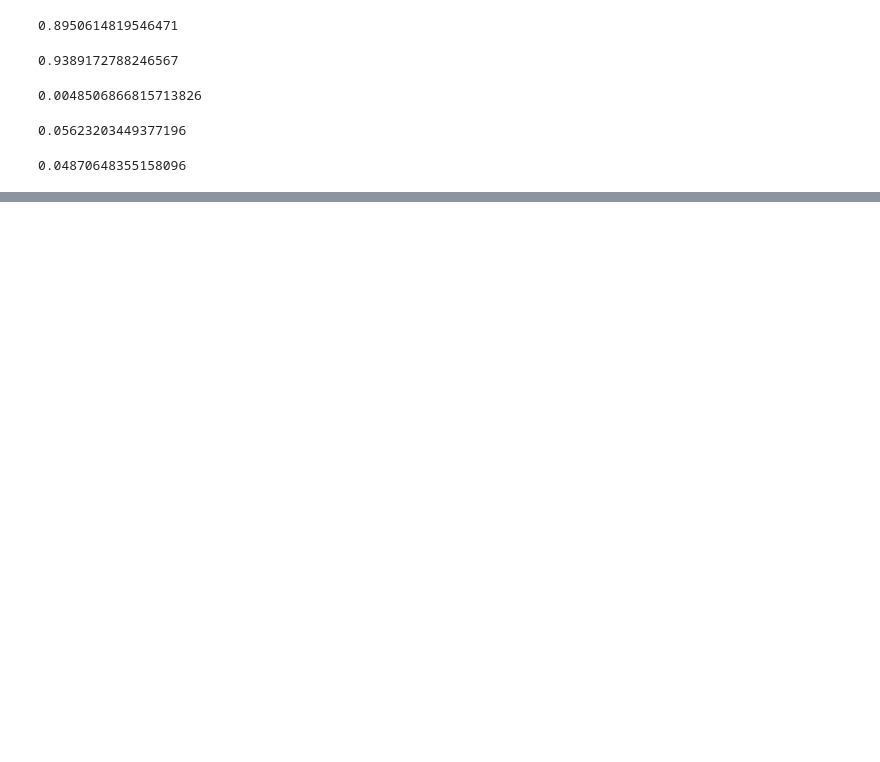
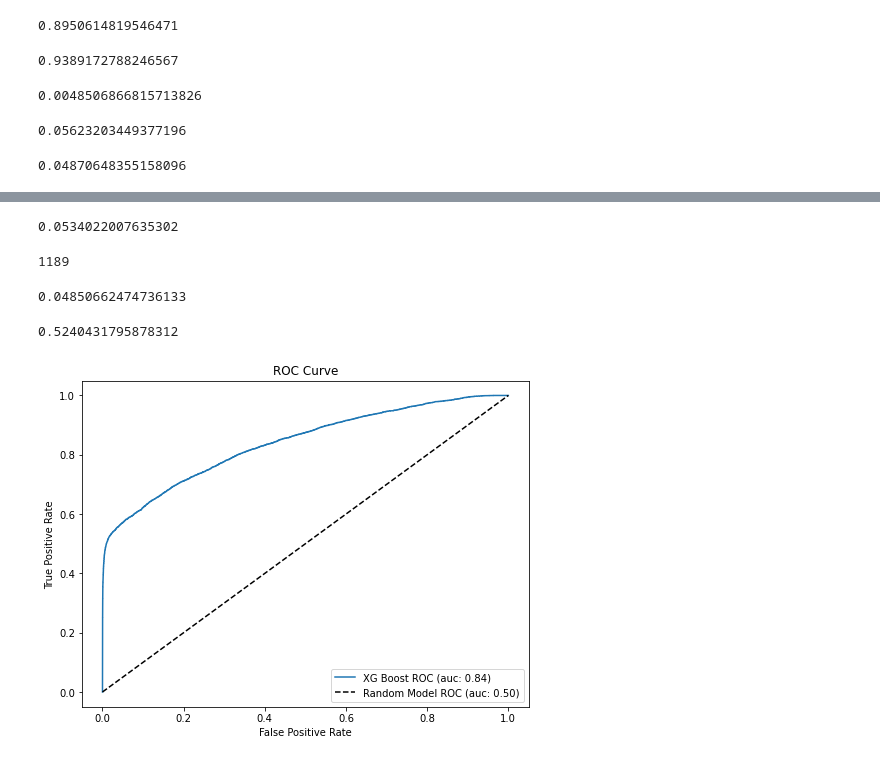
Before and after one commit to sjo302/Capstone, a Jupyter notebook: Notebooks/10_models.ipynb, the cells around one changed output, grey strips where cells are left out. Saved outputs shown, nothing was run; the diff lists cells and outputs as text; code cells hidden in the pictures; blank space fills up the shorter version.

Commit message:
Update model results for test set

```diff
--- a/Notebooks/10_models.ipynb
+++ b/Notebooks/10_models.ipynb
@@ -445,0 +478,8 @@ y_val.sum()/len(y_val) - ((bst_pred01==0) & (y_val==1)).sum()/len(y_val)
+# %%
+((bst_pred01==0) & (y_test==1)).sum()/len(y_test)
+# %% [output]
+0.0534022007635302
+# %%
+((bst_pred01==0) & (y_test==1)).sum()
+# %% [output]
+1189
@@ -445,0 +488,20 @@ y_val.sum()/len(y_val) - ((bst_pred01==0) & (y_val==1)).sum()/len(y_val)
+# %%
+y_test.sum()/len(y_test) - ((bst_pred01==0) & (y_test==1)).sum()/len(y_test)
+# %% [output]
+0.04850662474736133
+# %%
+0.0534/0.1019
+# %% [output]
+0.5240431795878312
+# %%
+plt.figure(figsize = (8,6))
+for mod in results:
+    plt.plot(results[mod]['fpr'], results[mod]['tpr'], label='%s ROC (auc: %.2f)' %(mod, results[mod]['auc']))
+    plt.xlabel('False Positive Rate')
+    plt.ylabel('True Positive Rate')
+    plt.title('ROC Curve')
+plt.plot([0, 1], [0, 1], color='black', linestyle='--', label = 'Random Model ROC (auc: 0.50)')
+plt.legend(loc = 'lower right')
+plt.savefig('../plots/roc_curve.pdf')
+# %% [output]
+[figure, added]
```
Also changed, not shown: parts of 19 cells of this notebook.
